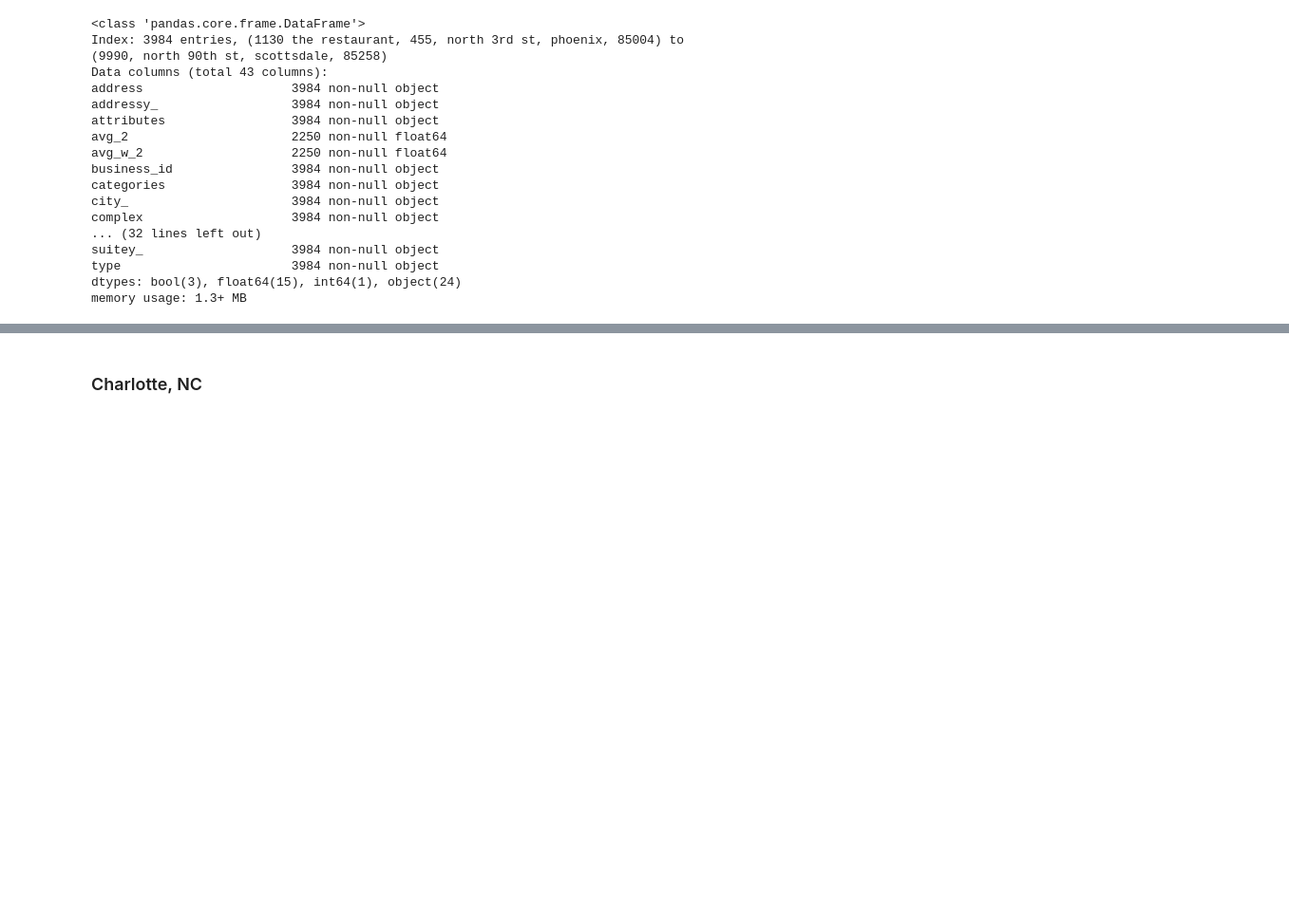
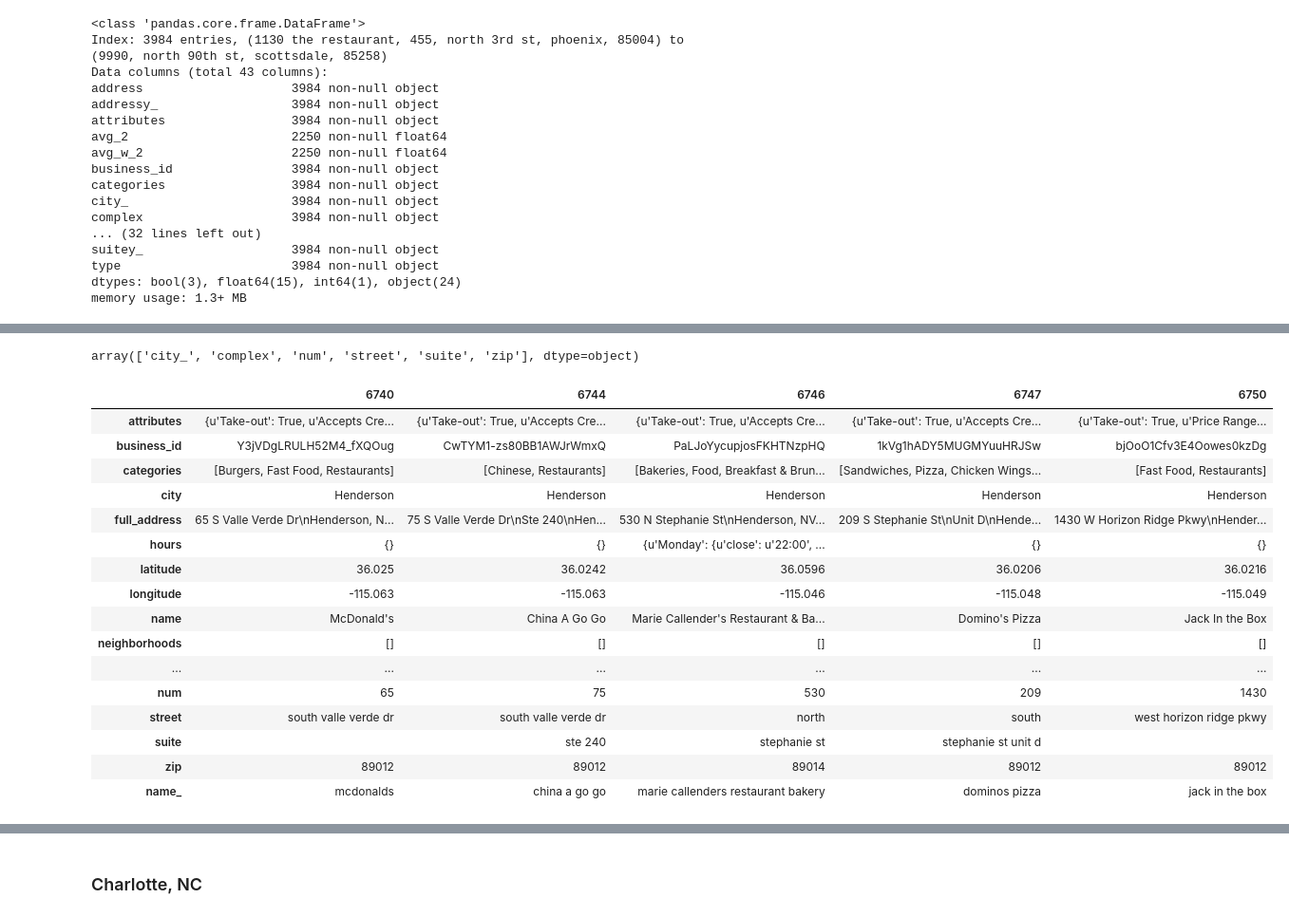
Before and after one commit to tbackes/yelp-health, a Jupyter notebook: code/yelp-EDA.ipynb, the cells around one changed output, grey strips where cells are left out. Shown: that part at 95% size. Saved outputs shown, nothing was run; the diff lists cells and outputs as text; code cells hidden in the pictures; blank space fills up the shorter version.

```diff
--- a/code/yelp-EDA.ipynb
+++ b/code/yelp-EDA.ipynb
@@ -148,0 +161,14 @@ memory usage: 1.3+ MB
+# %%
+B_NV = B[(B.state=='NV')& (B.categories.apply(lambda x: 'Restaurants' in x))]
+B_NV['address'] = B_NC.full_address.apply(lambda x: x.replace('\n',' ')\
+                                                     .replace('Ste','Suite')\
+                                                     .replace(',','')\
+                                                     .replace(' NV ', ' '))
+print B_NV.head(1)
+B_address = pd.Series(zip(B_NV.full_address, B_NV.neighborhoods)).apply(lambda x: lib.parse_address(*x))
+B_address.set_index(B_NV.index, inplace=True)
+col = B_address.columns.values
+col[0] = 'city_'
+B_address.columns = col
+B_NV = pd.concat([B_NV, B_address], axis=1)
+B_NV['name_'] = B_NV.name.apply(standard_name)
@@ -148,0 +190,24 @@ memory usage: 1.3+ MB
+# %%
+col
+# %% [output]
+array(['city_', 'complex', 'num', 'street', 'suite', 'zip'], dtype=object)
+# %%
+B_NV.head().T
+# %% [output]
+|  | 6740 | 6744 | 6746 | 6747 | 6750 |
+| attributes | {u'Take-out': True, u'Accepts Cre... | {u'Take-out': True, u'Accepts Cre... | {u'Take-out': True, u'Accepts Cre... | {u'Take-out': True, u'Accepts Cre... | {u'Take-out': True, u'Price Range... |
+| business_id | Y3jVDgLRULH52M4_fXQOug | CwTYM1-zs80BB1AWJrWmxQ | PaLJoYycupjosFKHTNzpHQ | 1kVg1hADY5MUGMYuuHRJSw | bjOoO1Cfv3E4Oowes0kzDg |
+| categories | [Burgers, Fast Food, Restaurants] | [Chinese, Restaurants] | [Bakeries, Food, Breakfast & Brun... | [Sandwiches, Pizza, Chicken Wings... | [Fast Food, Restaurants] |
+| city | Henderson | Henderson | Henderson | Henderson | Henderson |
+| full_address | 65 S Valle Verde Dr\nHenderson, N... | 75 S Valle Verde Dr\nSte 240\nHen... | 530 N Stephanie St\nHenderson, NV... | 209 S Stephanie St\nUnit D\nHende... | 1430 W Horizon Ridge Pkwy\nHender... |
+| hours | {} | {} | {u'Monday': {u'close': u'22:00', ... | {} | {} |
+| latitude | 36.025 | 36.0242 | 36.0596 | 36.0206 | 36.0216 |
+| longitude | -115.063 | -115.063 | -115.046 | -115.048 | -115.049 |
+| name | McDonald's | China A Go Go | Marie Callender's Restaurant & Ba... | Domino's Pizza | Jack In the Box |
+| neighborhoods | [] | [] | [] | [] | [] |
+| ... | ... | ... | ... | ... | ... |
+| num | 65 | 75 | 530 | 209 | 1430 |
+| street | south valle verde dr | south valle verde dr | north | south | west horizon ridge pkwy |
+| suite |  | ste 240 | stephanie st | stephanie st unit d |  |
+| zip | 89012 | 89012 | 89014 | 89012 | 89012 |
+| name_ | mcdonalds | china a go go | marie callenders restaurant bakery | dominos pizza | jack in the box |
```
Also changed, not shown: parts of 18 cells of this notebook, 1 other file.
